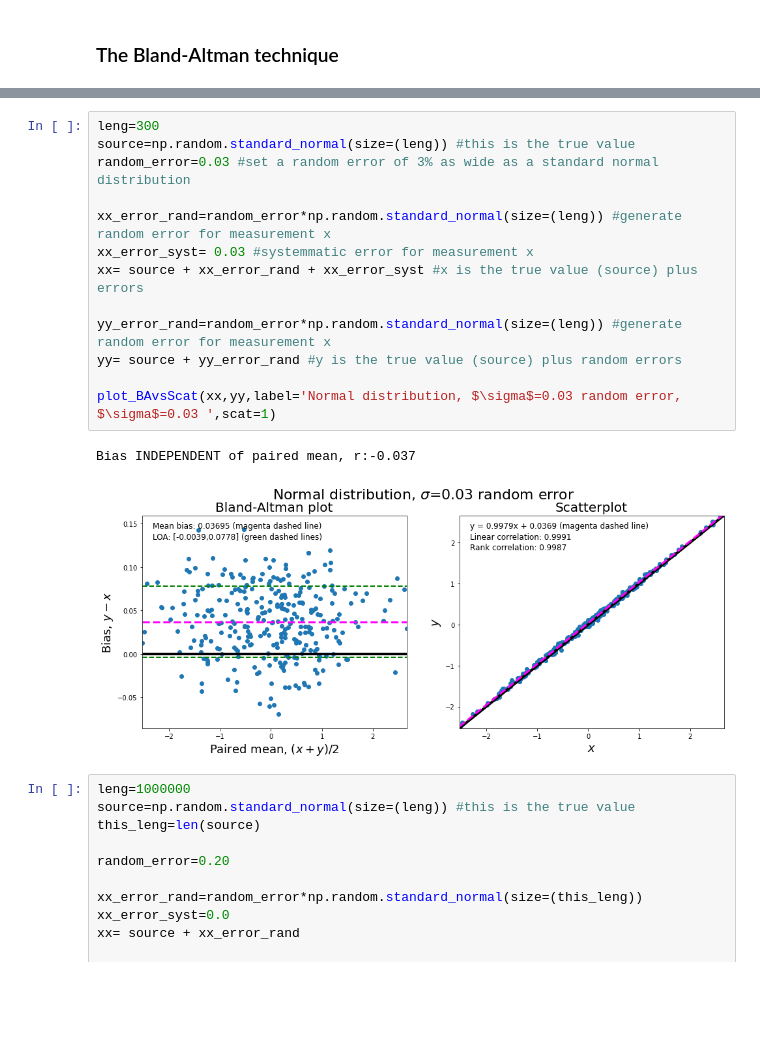
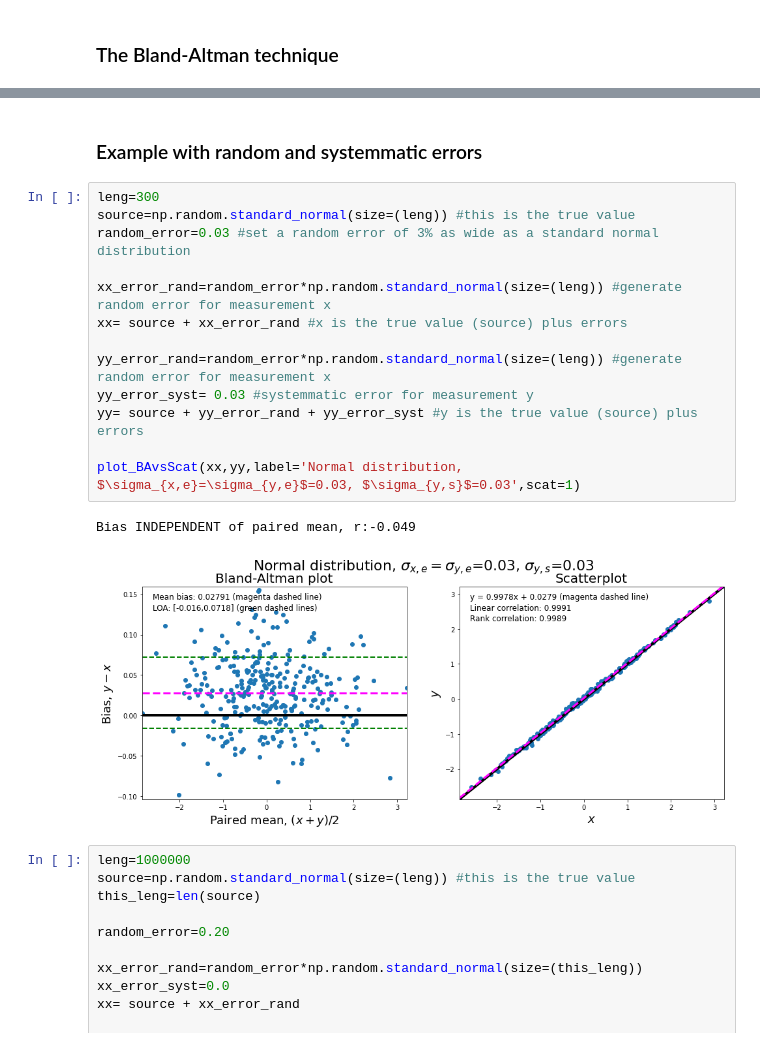
Before and after one commit to knobelsp/BlandAltman, a Jupyter notebook: BlandAltman.ipynb, the cells around one changed output, grey strips where cells are left out. Drawn from its saved outputs; the diff is of its cells as text; blank space fills up the shorter version.

```diff
--- a/BlandAltman.ipynb
+++ b/BlandAltman.ipynb
@@ -228,22 +228,24 @@ where $s$ is the standard deviation of $b$. In this case, $LOA \approx [-0.424,
 Like $\bar{b}$, the LOA has the same units as the measurement. There is no equivalent in a scatterplot, linear regression to $x$ and $y$, or correlation coefficients. The latter are, of course, close to 1 for minimal bias and scatter systems, but multiple factors can cause the correlation coefficient to decrease.
 
 Next, we'll show another case, where random errors are the same as before, but $x$ has a systemmatic bias.
+# %% [markdown]
+### Example with random and systemmatic errors
 # %%
 leng=300
 source=np.random.standard_normal(size=(leng)) #this is the true value
 random_error=0.03 #set a random error of 3% as wide as a standard normal distribution
 
 xx_error_rand=random_error*np.random.standard_normal(size=(leng)) #generate random error for measurement x
-xx_error_syst= 0.03 #systemmatic error for measurement x
-xx= source + xx_error_rand + xx_error_syst #x is the true value (source) plus errors
+xx= source + xx_error_rand #x is the true value (source) plus errors
 
 yy_error_rand=random_error*np.random.standard_normal(size=(leng)) #generate random error for measurement x
-yy= source + yy_error_rand #y is the true value (source) plus random errors
+yy_error_syst= 0.03 #systemmatic error for measurement y
+yy= source + yy_error_rand + yy_error_syst #y is the true value (source) plus  errors
 
-plot_BAvsScat(xx,yy,label='Normal distribution, $\sigma$=0.03 random error, $\sigma$=0.03 ',scat=1)
+plot_BAvsScat(xx,yy,label='Normal distribution, $\sigma_{x,e}=\sigma_{y,e}$=0.03, $\sigma_{y,s}$=0.03',scat=1)
 # %% [output]
-Bias INDEPENDENT of paired mean, r:-0.037
+Bias INDEPENDENT of paired mean, r:-0.049
-[figure, old version]
+[figure, new version]
 # %%
 leng=1000000
 source=np.random.standard_normal(size=(leng)) #this is the true value
```
Also changed, not shown: parts of 4 cells of this notebook.
